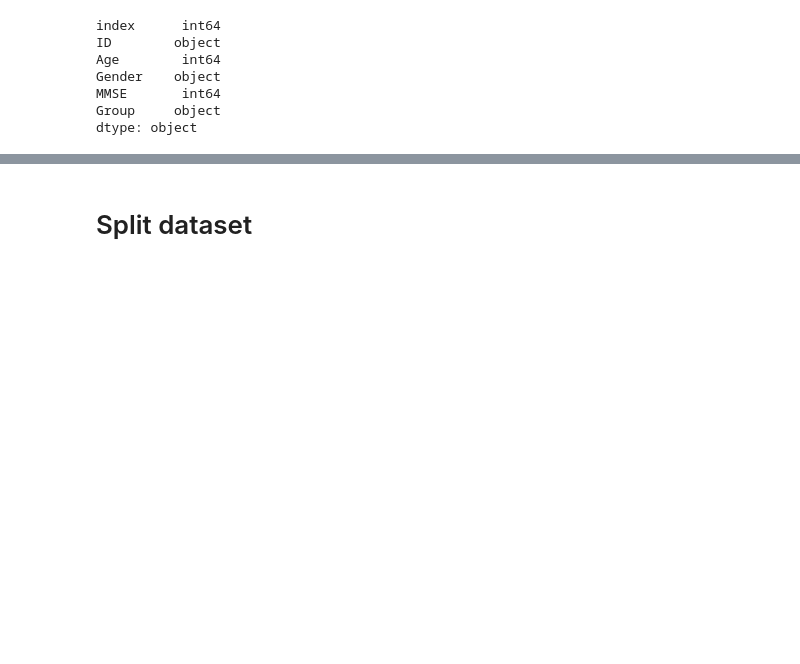
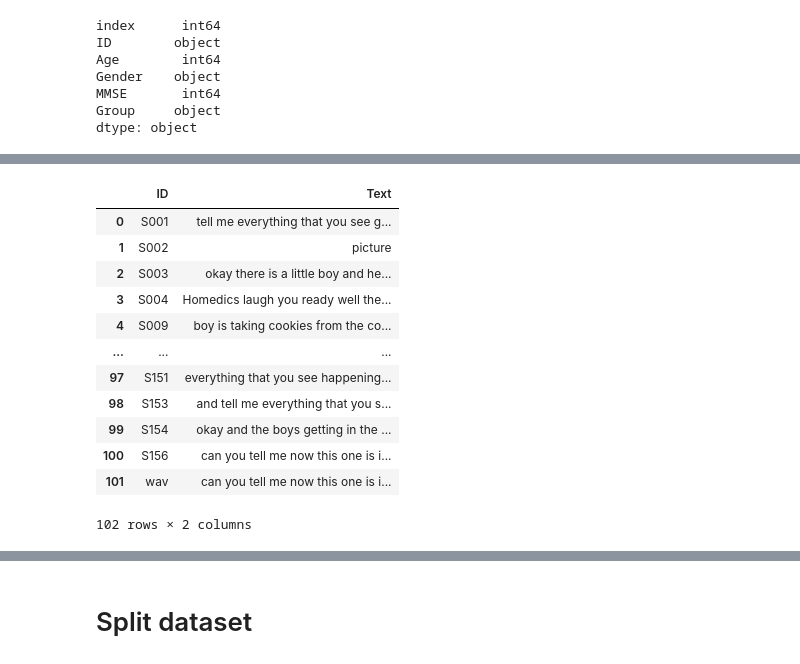
Before and after one commit to W210-SP21-Capstone-Dementia/model, a Jupyter notebook: 2-Speech-to-text.ipynb, the cells around one changed output, grey strips where cells are left out. Drawn from its saved outputs; the diff is of its cells as text; code cells hidden in the pictures; blank space fills up the shorter version.

```diff
--- a/2-Speech-to-text.ipynb
+++ b/2-Speech-to-text.ipynb
@@ -255,0 +222,18 @@ Done!
+# %%
+# Convert the dictionary into DataFrame
+text_df = pd.DataFrame(text_dict)
+text_df
+# %% [output]
+|  | ID | Text |
+| 0 | S001 | tell me everything that you see g... |
+| 1 | S002 | picture |
+| 2 | S003 | okay there is a little boy and he... |
+| 3 | S004 | Homedics laugh you ready well the... |
+| 4 | S009 | boy is taking cookies from the co... |
+| ... | ... | ... |
+| 97 | S151 | everything that you see happening... |
+| 98 | S153 | and tell me everything that you s... |
+| 99 | S154 | okay and the boys getting in the ... |
+| 100 | S156 | can you tell me now this one is i... |
+| 101 | wav | can you tell me now this one is i... |
+102 rows × 2 columns
```
Also changed, not shown: parts of 12 cells of this notebook.
